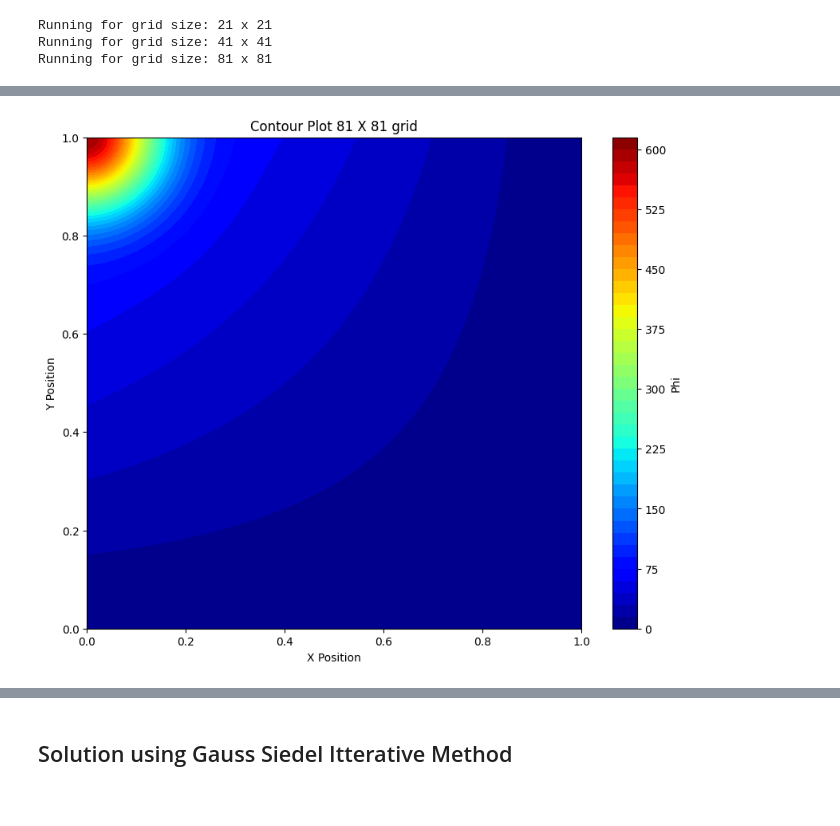
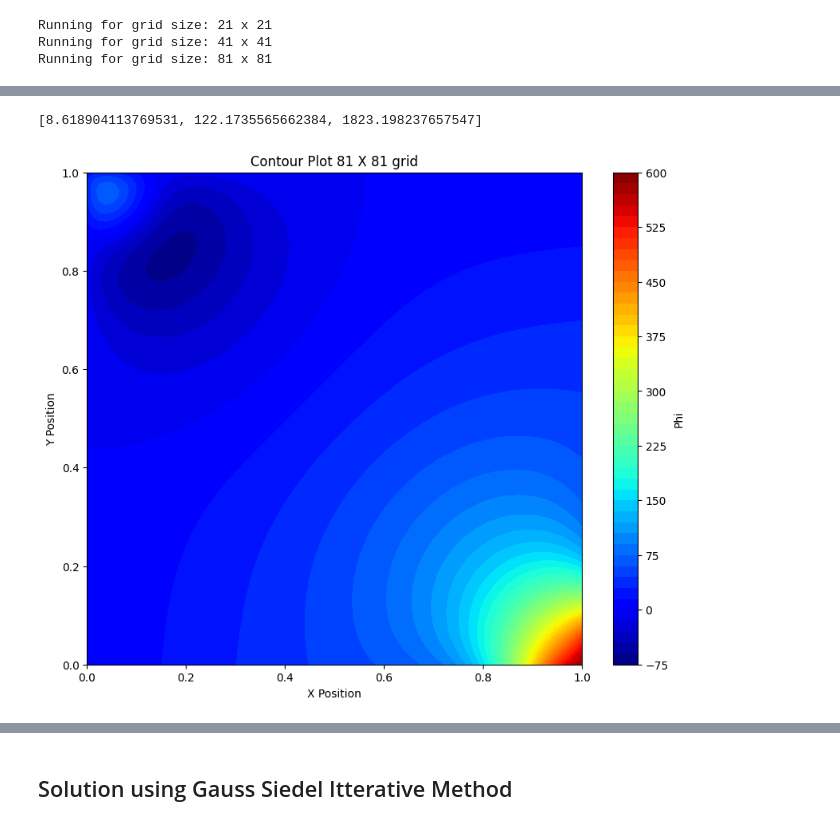
Before and after one commit to VardanMittal/Computational-Fluid-Dynamics, a Jupyter notebook: Projects/Project1/main.ipynb, the cells around one changed output, grey strips where cells are left out. Saved outputs shown, nothing was run; the diff lists cells and outputs as text; code cells hidden in the pictures.

Commit message:
Gauss Elimination graphs uploaded

```diff
--- a/Projects/Project1/main.ipynb
+++ b/Projects/Project1/main.ipynb
@@ -73,7 +73,7 @@ def TDMA(d, l, u, b):
 def field_plotter(contour_vals):
     X = contour_vals[0].cpu().numpy()
     Y = contour_vals[1].cpu().numpy()
-    Z = contour_vals[2].cpu().numpy()
+    Z = contour_vals[2].reshape(N,N).cpu().numpy()
     X, Y = np.meshgrid(X,Y)
     plt.figure(figsize=(10, 8))
     contour = plt.contourf(X, Y, Z, cmap='jet', levels=50)
@@ -96,10 +94,10 @@ def CPU_Time(input_sizes, runtimes):
 # %% [markdown]
 ##### Boundry Conditions and Source Term
 # %%
-phi_bottom = lambda y: 500 * torch.exp(-50 * (1 + y**2))
-phi_top = lambda y: 100 * (1 - y) + 500 * torch.exp(-50 * y**2)
-phi_left = lambda x: 100 * x + 500 * torch.exp(-50 * (1 - x)**2)
-phi_right = lambda x: 500 * torch.exp(-50 * ((1 - x)**2 + 1))
+phi_left = lambda y: 500 * torch.exp(-50 * (1 + y**2))
+phi_right = lambda y: 100 * (1 - y) + 500 * torch.exp(-50 * y**2)
+phi_bottom = lambda x: 100 * x + 500 * torch.exp(-50 * (1 - x)**2)
+phi_top = lambda x: 500 * torch.exp(-50 * ((1 - x)**2 + 1))
 
 source_term = lambda x, y: 50000 * torch.exp(-50 * ((1 - x)**2 + y**2)) * (100 * ((1 - x)**2 + y**2) - 2)
 # %% [markdown]
@@ -146,8 +144,8 @@ def Matrix_Generation(N):
 ## Solution using Gauss Elimination
 # %%
 grid_points = [21,41,81]
-runtimes = []
-contour_vals = []
+runtimes_GE = []
+contour_vals_GE = []
 
 for N in grid_points:
     print(f"Running for grid size: {N} x {N}")
@@ -155,8 +153,8 @@ for N in grid_points:
     A,b,x,y = Matrix_Generation(N)
     phi = GaussElimination(A,b)
     end = time.time()
-    contour_vals.append((x,y,phi.reshape(N,N),N))
-    runtimes.append(end-start)
+    contour_vals_GE.append((x,y,phi,N))
+    runtimes_GE.append(end-start)
 # %% [output]
 Running for grid size: 21 x 21
 Running for grid size: 41 x 41
@@ -176,4 +162,8 @@ field_plotter(contour_vals[1])
+# %%
+runtimes_GE
+# %% [output]
+[8.618904113769531, 122.1735565662384, 1823.198237657547]
 # %%
-field_plotter(contour_vals[2])
+field_plotter(contour_vals_GE[2])
 # %% [output]
-[figure, old version]
+[figure, new version]
```
Also changed, not shown: parts of 11 cells of this notebook.
